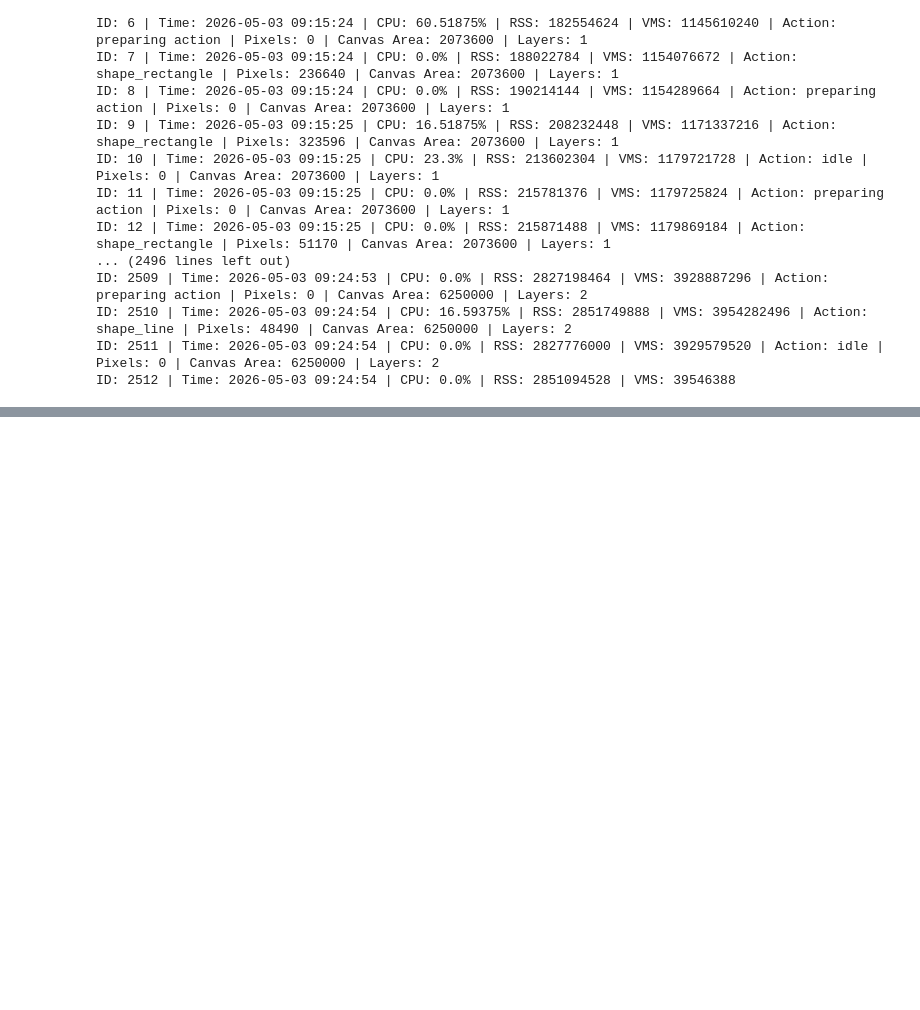
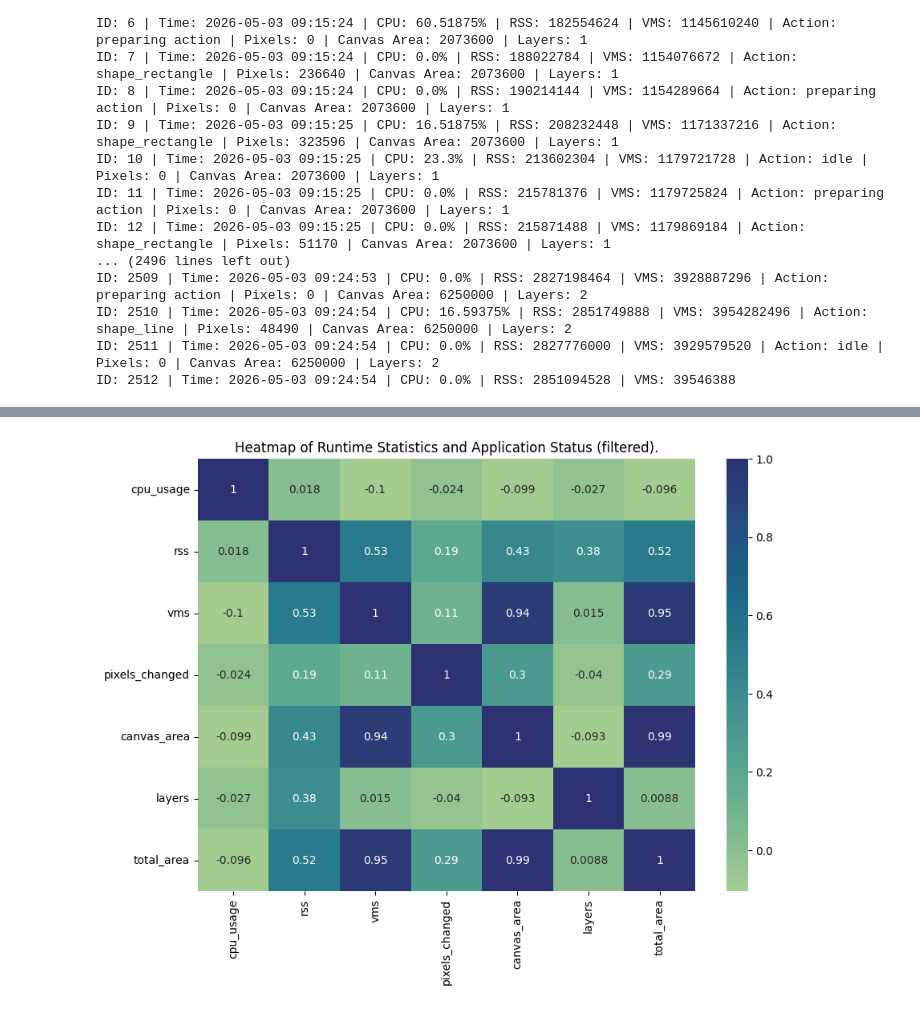
Before and after one commit to sjsu-cs122-s26/drawable-drawing, a Jupyter notebook: Notebooks/Project_Assignment_02.ipynb, the cells around one changed output, grey strips where cells are left out. Drawn from its saved outputs; the diff is of its cells as text; code cells hidden in the pictures; blank space fills up the shorter version.

```diff
--- a/Notebooks/Project_Assignment_02.ipynb
+++ b/Notebooks/Project_Assignment_02.ipynb
@@ -54,0 +152,8 @@ ID: 2512 | Time: 2026-05-03 09:24:54 | CPU: 0.0% | RSS: 2851094528 | VMS: 395463
+# %%
+correlations = dfFiltered.iloc[:, 1:].corr(numeric_only=True)
+plt.figure(figsize=(10, 7))
+sns.heatmap(correlations, annot=True, cmap="crest")
+plt.title("Heatmap of Runtime Statistics and Application Status (filtered).")
+plt.show()
+# %% [output]
+[figure, added]
```
Also changed, not shown: parts of 14 cells of this notebook, 1 other file.
